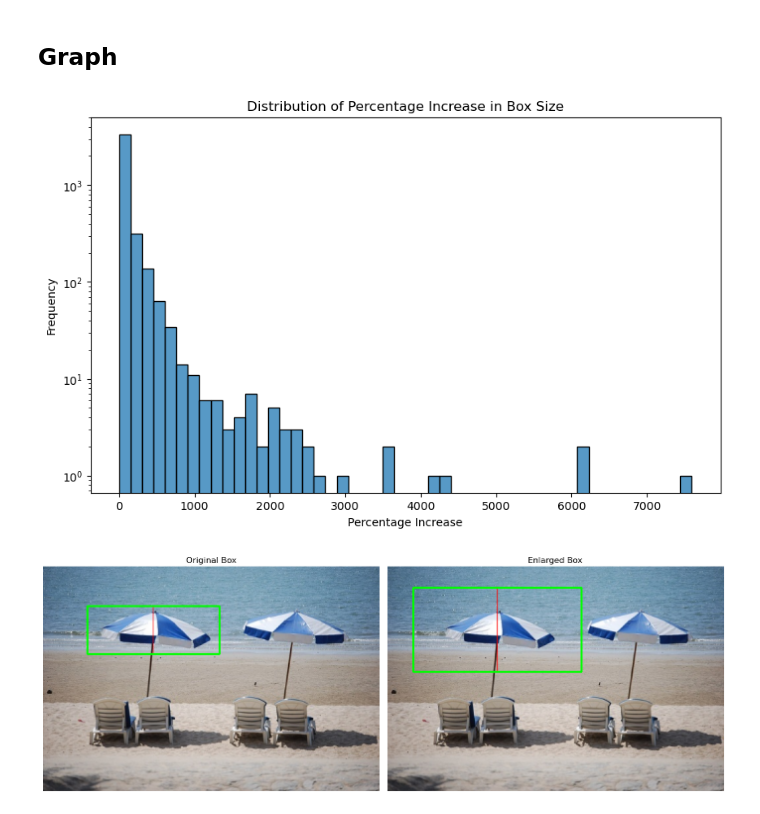
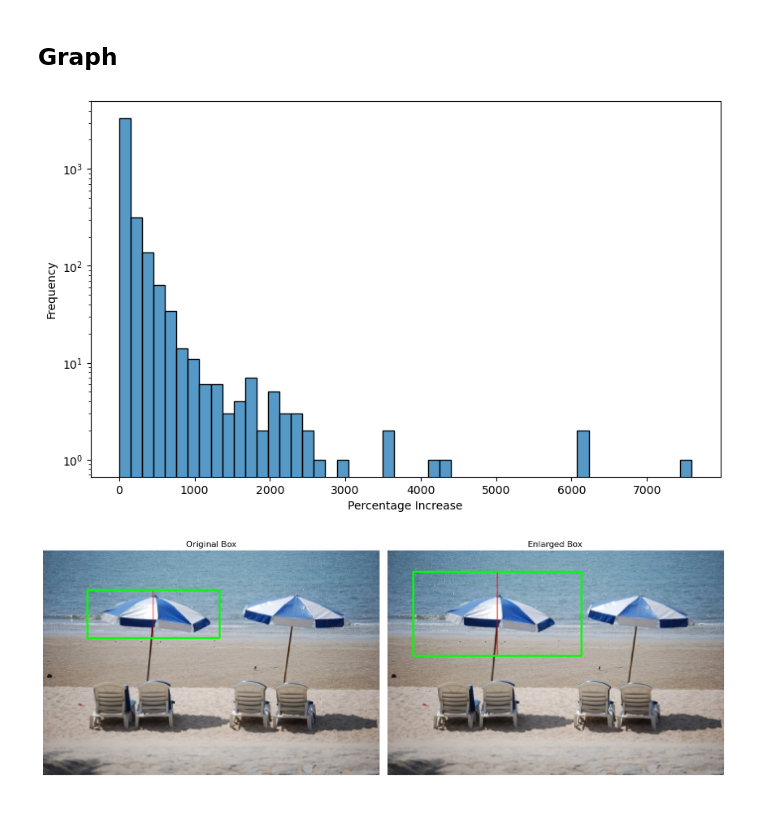
Before and after one commit to GMuradas99/Symmetry-Object-Detection-Analysis, a Jupyter notebook: object_detection_graphs.ipynb, the cells around one changed output. Saved outputs shown, nothing was run; the diff lists cells and outputs as text; code cells hidden in the pictures.

```diff
--- a/object_detection_graphs.ipynb
+++ b/object_detection_graphs.ipynb
@@ -277,18 +304,18 @@ Out of the 3981 matched boxes above the threshold, 1945 (48.86%) could have been
 # %%
 # Multiply perc_increase by 100 to convert to percentage
 enlarged_boxes['perc_increase_percentage'] = enlarged_boxes['perc_increase'] * 100
 
 # Plot the distribution with a logarithmic scale
 
 plt.figure(figsize=(10, 6))
 sns.histplot(enlarged_boxes['perc_increase_percentage'], bins=50, edgecolor='black')
-plt.title('Distribution of Percentage Increase in Box Size')
+# plt.title('Distribution of Percentage Increase in Box Size')
 plt.xlabel('Percentage Increase')
 plt.ylabel('Frequency')
 plt.yscale('log')
 plt.show()
 # %% [output]
-[figure, old version]
+[figure, new version]
 # %%
 case = 723
 
```
Also changed, not shown: parts of 6 cells of this notebook, 3 other files.
